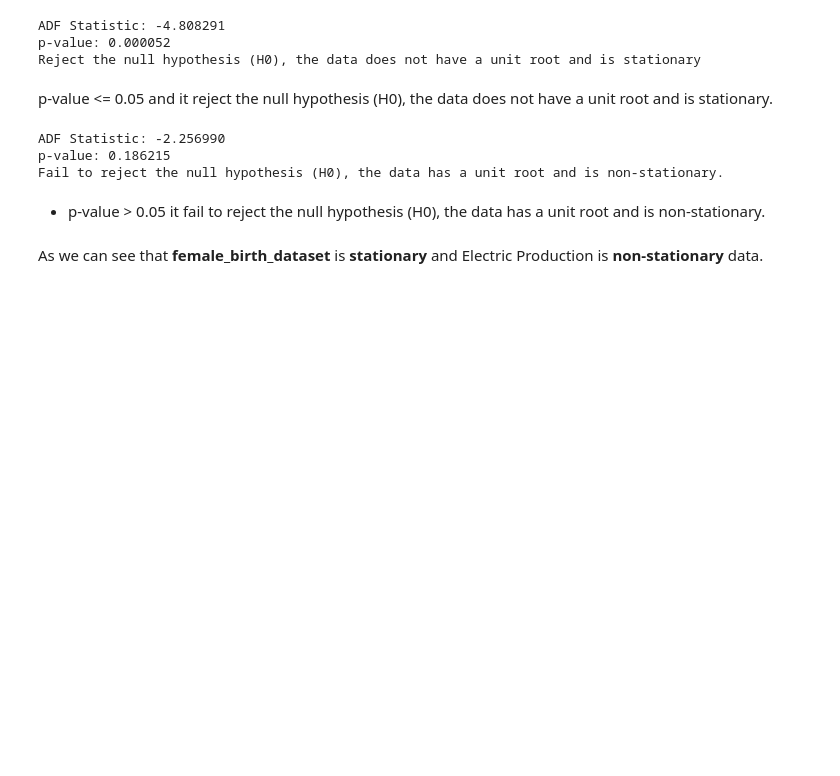
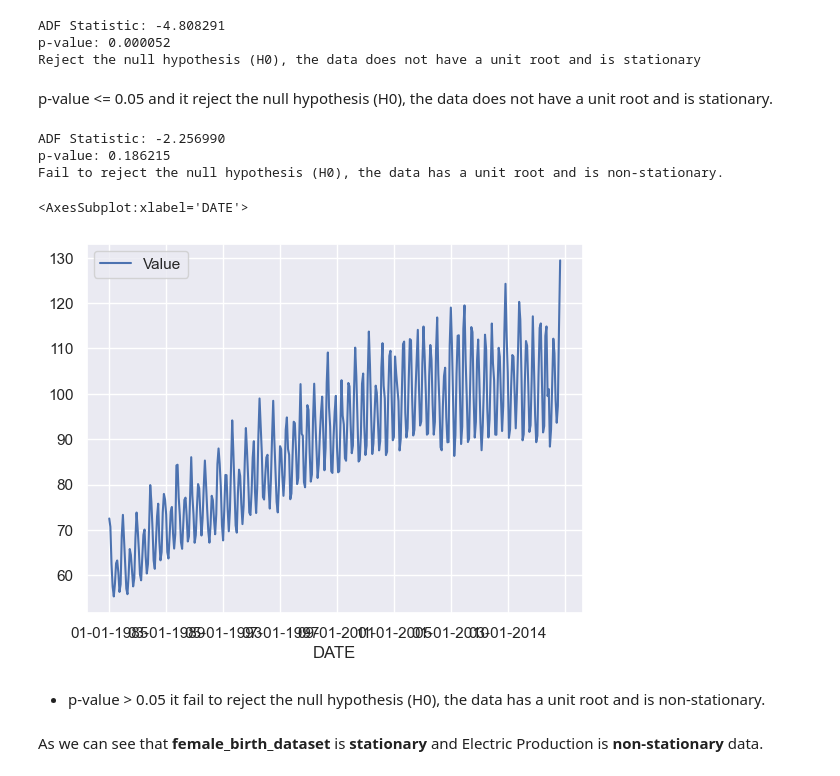
Before and after one commit to Infinity1008/BMU_Content, a Jupyter notebook: Industry Application of Analytics/Analytics - 10 Time Series.ipynb, the cells around one changed output. Cells and saved outputs as stored; diff of their text form; code cells hidden in the pictures; blank space fills up the shorter version.

```diff
--- a/Industry Application of Analytics/Analytics - 10 Time Series.ipynb
+++ b/Industry Application of Analytics/Analytics - 10 Time Series.ipynb
@@ -564,6 +564,11 @@ DFTest(series1)
 ADF Statistic: -2.256990
 p-value: 0.186215
 Fail to reject the null hypothesis (H0), the data has a unit root and is non-stationary.
+# %%
+series1.plot()
+# %% [output]
+<AxesSubplot:xlabel='DATE'>
+[figure, added]
 # %% [markdown]
 - p-value > 0.05 it fail to reject the null hypothesis (H0), the data has a unit root and is non-stationary.
 # %% [markdown]
```
Also changed, not shown: parts of 16 cells of this notebook, 20 other files.
